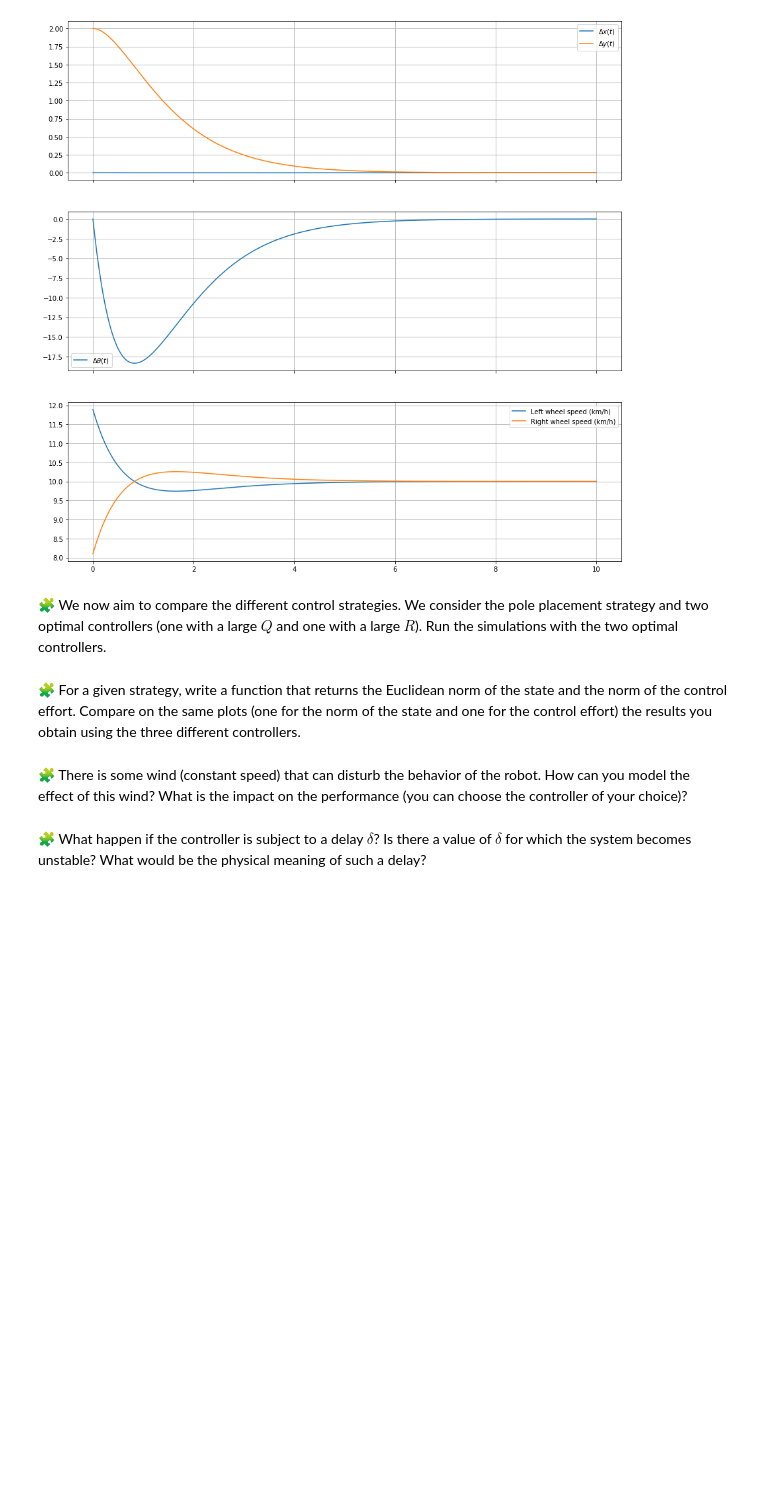
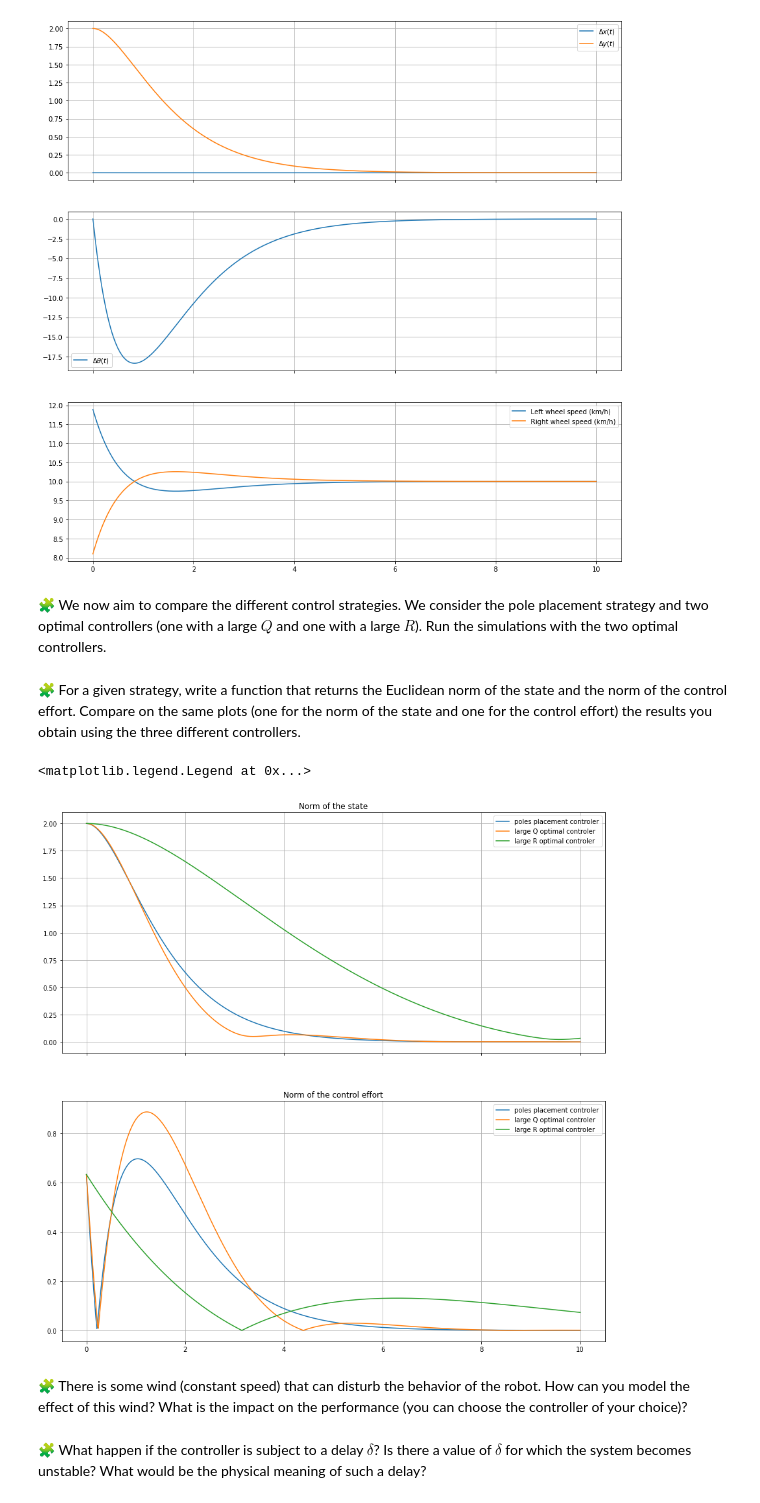
Before and after one commit to MarouaneBAZZAOUI0/control-engineering-with-python-project-2021-2022, a Jupyter notebook: Project - Step 3.ipynb, the cells around one changed output. Drawn from its saved outputs; the diff is of its cells as text; code cells hidden in the pictures; blank space fills up the shorter version.

```diff
--- a/Project - Step 3.ipynb
+++ b/Project - Step 3.ipynb
@@ -806,2 +804,42 @@ pass
+# %%
+def norms(t, solution):
+    deltaX = solution["sol"](t)
+    dx, dy, dtheta = deltaX
+    temp = dx **2
+    temp += dy **2
+    temp += dtheta **2
+
+    state = sqrt(temp)
+
+    domega_l, domega_r = deltaOmega(t,deltaX)
+    temp = domega_l **2
+    temp += domega_r **2
+
+    effort = sqrt(temp)
+
+    return state, effort
+
+t = linspace(0.0,tf, 1000)
+norms1 = norms(t, r)
+norms2 = norms(t, r_LargeQ)
+norms3 = norms(t, r_LargeR)
+
+fig=figure(figsize=(15, 15))
+ax1, ax2 = fig.subplots(2, 1, sharex=True)
+ax1.grid(True)
+ax1.set_title('Norm of the state')
+ax1.plot(t, norms1[0], label="poles placement controler")
+ax1.plot(t, norms2[0], label="large Q optimal controler")
+ax1.plot(t, norms3[0], label="large R optimal controler")
+ax1.legend()
+ax2.grid(True)
+ax2.set_title('Norm of the control effort')
+ax2.plot(t, norms1[1], label="poles placement controler")
+ax2.plot(t, norms2[1], label="large Q optimal controler")
+ax2.plot(t, norms3[1], label="large R optimal controler")
+ax2.legend()
+# %% [output]
+<matplotlib.legend.Legend at 0x...>
+[figure, added]
 # %% [markdown]
 🧩 There is some wind (constant speed) that can disturb the behavior of the robot. How can you model the effect of this wind? What is the impact on the performance (you can choose the controller of your choice)?
```
Also changed, not shown: parts of 4 cells of this notebook.
